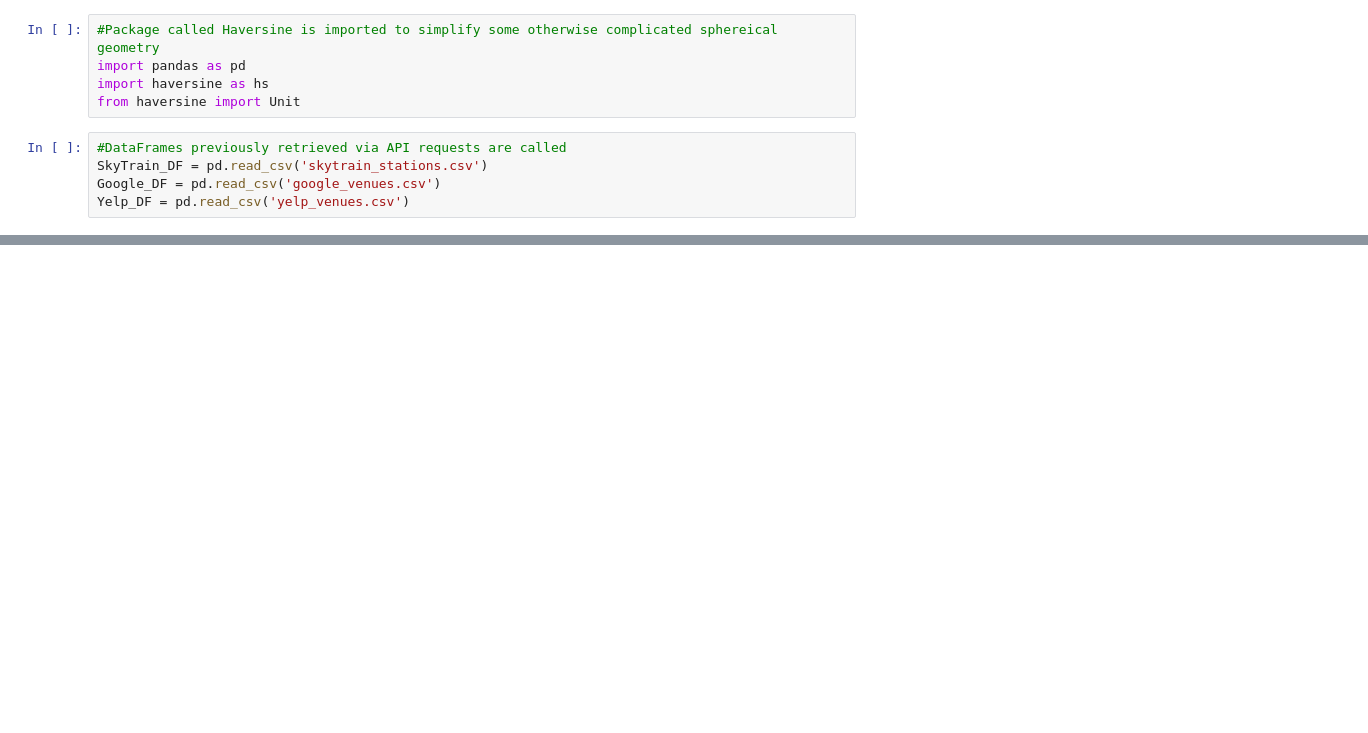
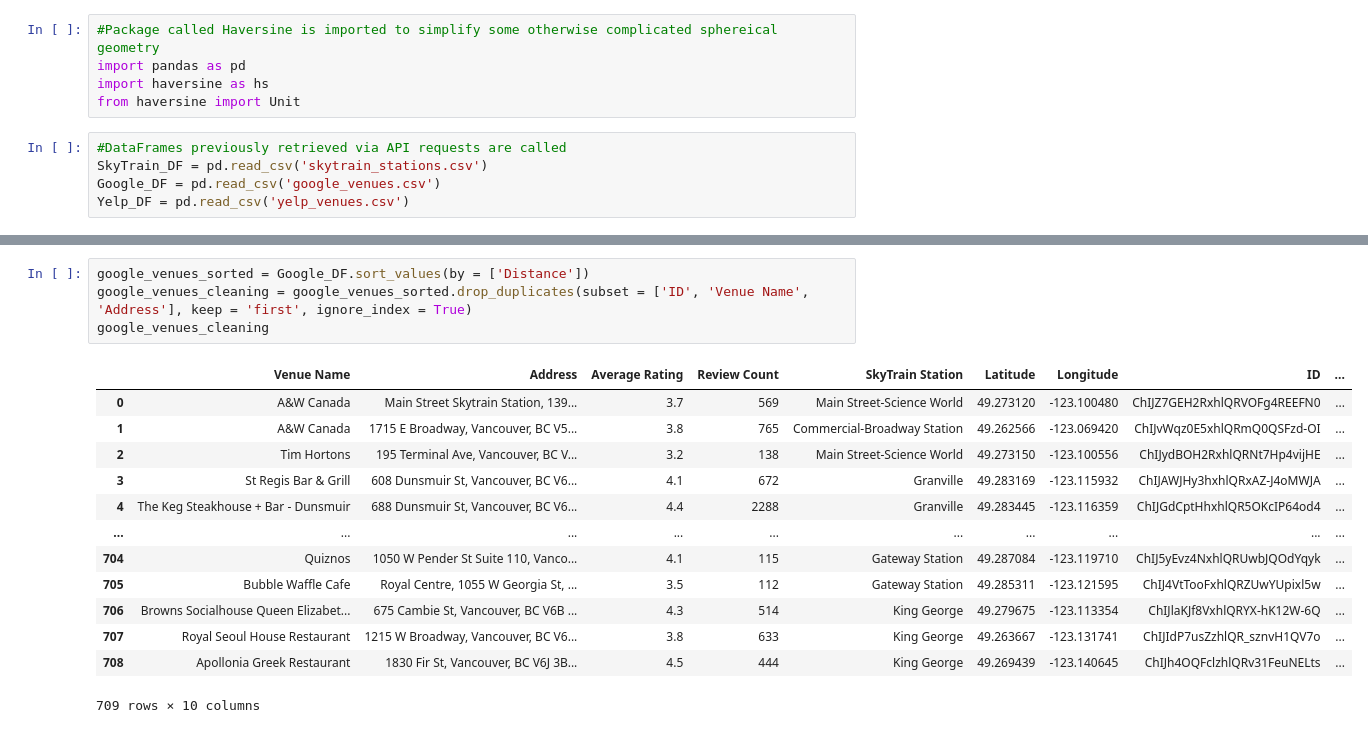
Before and after one commit to BNDT4Sen/Mid-Term-Project-Competitor-Analysis, a Jupyter notebook: API_Data/Distance_Calculations.ipynb, the cells around one changed output, grey strips where cells are left out. Cells and saved outputs as stored; diff of their text form; blank space fills up the shorter version.

Commit message:
Moved some of the cleaning to the Distance_Calculations notebook for easier sorting. Some changes to the syntax of the Google search to allow for better geographic accuracy.

```diff
--- a/API_Data/Distance_Calculations.ipynb
+++ b/API_Data/Distance_Calculations.ipynb
@@ -27,2 +27,20 @@ Google_DF
+# %%
+google_venues_sorted = Google_DF.sort_values(by = ['Distance'])
+google_venues_cleaning = google_venues_sorted.drop_duplicates(subset = ['ID', 'Venue Name', 'Address'], keep = 'first', ignore_index = True)
+google_venues_cleaning
+# %% [output]
+|  | Venue Name | Address | Average Rating | Review Count | SkyTrain Station | Latitude | Longitude | ID | ... |
+| 0 | A&W Canada | Main Street Skytrain Station, 139... | 3.7 | 569 | Main Street-Science World | 49.273120 | -123.100480 | ChIJZ7GEH2RxhlQRVOFg4REEFN0 | ... |
+| 1 | A&W Canada | 1715 E Broadway, Vancouver, BC V5... | 3.8 | 765 | Commercial-Broadway Station | 49.262566 | -123.069420 | ChIJvWqz0E5xhlQRmQ0QSFzd-OI | ... |
+| 2 | Tim Hortons | 195 Terminal Ave, Vancouver, BC V... | 3.2 | 138 | Main Street-Science World | 49.273150 | -123.100556 | ChIJydBOH2RxhlQRNt7Hp4vijHE | ... |
+| 3 | St Regis Bar & Grill | 608 Dunsmuir St, Vancouver, BC V6... | 4.1 | 672 | Granville | 49.283169 | -123.115932 | ChIJAWJHy3hxhlQRxAZ-J4oMWJA | ... |
+| 4 | The Keg Steakhouse + Bar - Dunsmuir | 688 Dunsmuir St, Vancouver, BC V6... | 4.4 | 2288 | Granville | 49.283445 | -123.116359 | ChIJGdCptHhxhlQR5OKcIP64od4 | ... |
+| ... | ... | ... | ... | ... | ... | ... | ... | ... | ... |
+| 704 | Quiznos | 1050 W Pender St Suite 110, Vanco... | 4.1 | 115 | Gateway Station | 49.287084 | -123.119710 | ChIJ5yEvz4NxhlQRUwbJQOdYqyk | ... |
+| 705 | Bubble Waffle Cafe | Royal Centre, 1055 W Georgia St, ... | 3.5 | 112 | Gateway Station | 49.285311 | -123.121595 | ChIJ4VtTooFxhlQRZUwYUpixl5w | ... |
+| 706 | Browns Socialhouse Queen Elizabet... | 675 Cambie St, Vancouver, BC V6B ... | 4.3 | 514 | King George | 49.279675 | -123.113354 | ChIJlaKJf8VxhlQRYX-hK12W-6Q | ... |
+| 707 | Royal Seoul House Restaurant | 1215 W Broadway, Vancouver, BC V6... | 3.8 | 633 | King George | 49.263667 | -123.131741 | ChIJIdP7usZzhlQR_sznvH1QV7o | ... |
+| 708 | Apollonia Greek Restaurant | 1830 Fir St, Vancouver, BC V6J 3B... | 4.5 | 444 | King George | 49.269439 | -123.140645 | ChIJh4OQFclzhlQRv31FeuNELts | ... |
+709 rows × 10 columns
 # %%
 #Each station is iterated on each venue
```
Also changed, not shown: parts of 2 cells of this notebook, 2 other files.
